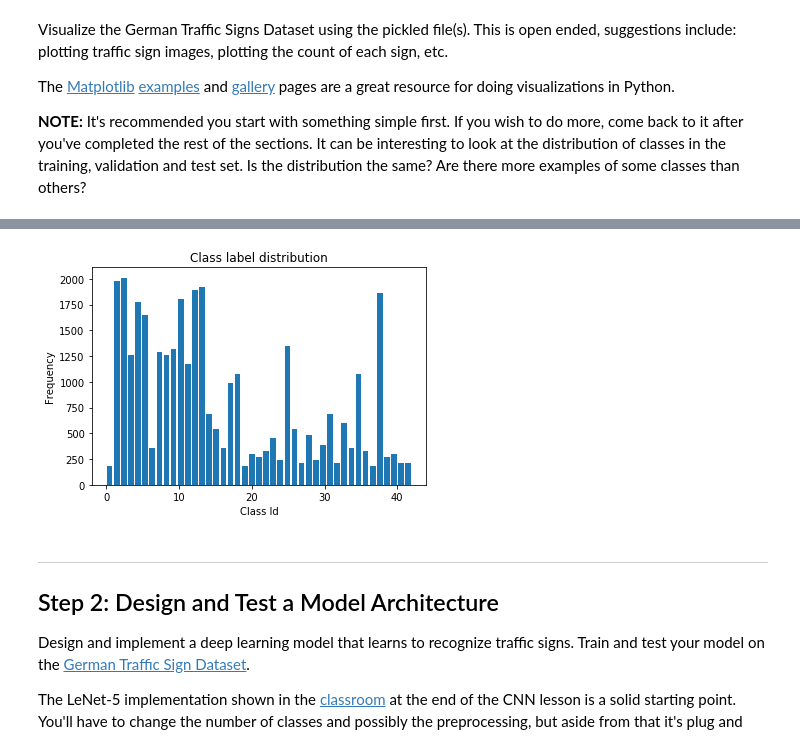
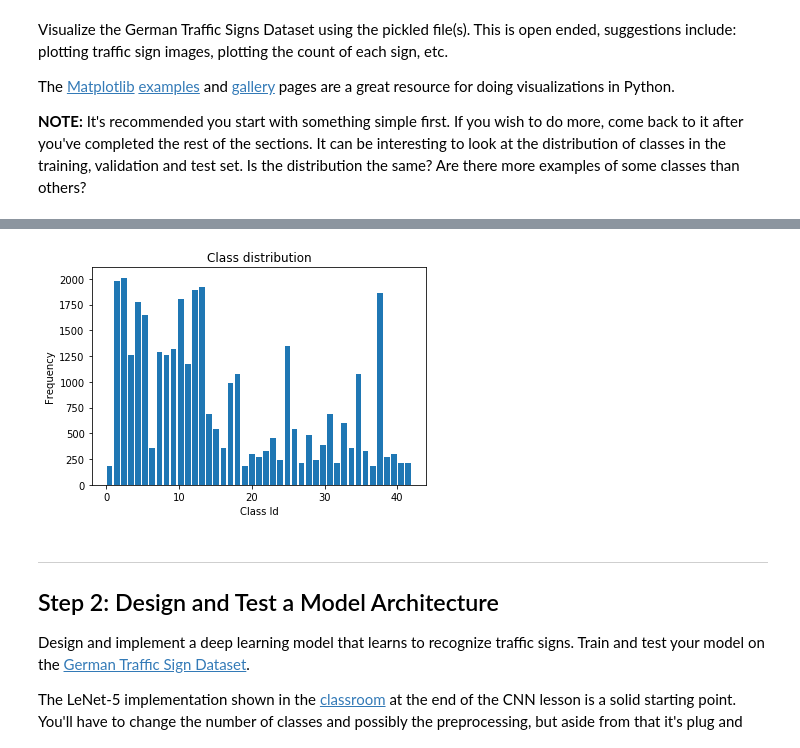
Before and after one commit to fang-yu-liu/traffic-sign-classification, a Jupyter notebook: Traffic_Sign_Classifier.ipynb, the cells around one changed output, grey strips where cells are left out. Saved outputs shown, nothing was run; the diff lists cells and outputs as text; code cells hidden in the pictures.

```diff
--- a/Traffic_Sign_Classifier.ipynb
+++ b/Traffic_Sign_Classifier.ipynb
@@ -137,12 +137,12 @@ for i in range(4):
 # %%
 # Histogram for label distribution in training data
 plt.hist(y_train, bins=n_classes, rwidth=0.8)
-plt.title('Class label distribution')
+plt.title('Class distribution')
 plt.xlabel('Class Id')
 plt.ylabel('Frequency');
 plt.show()
 # %% [output]
-[figure, old version]
+[figure, new version]
 # %% [markdown]
 ----
 
```
Also changed, not shown: parts of 3 cells of this notebook, 4 other files.
